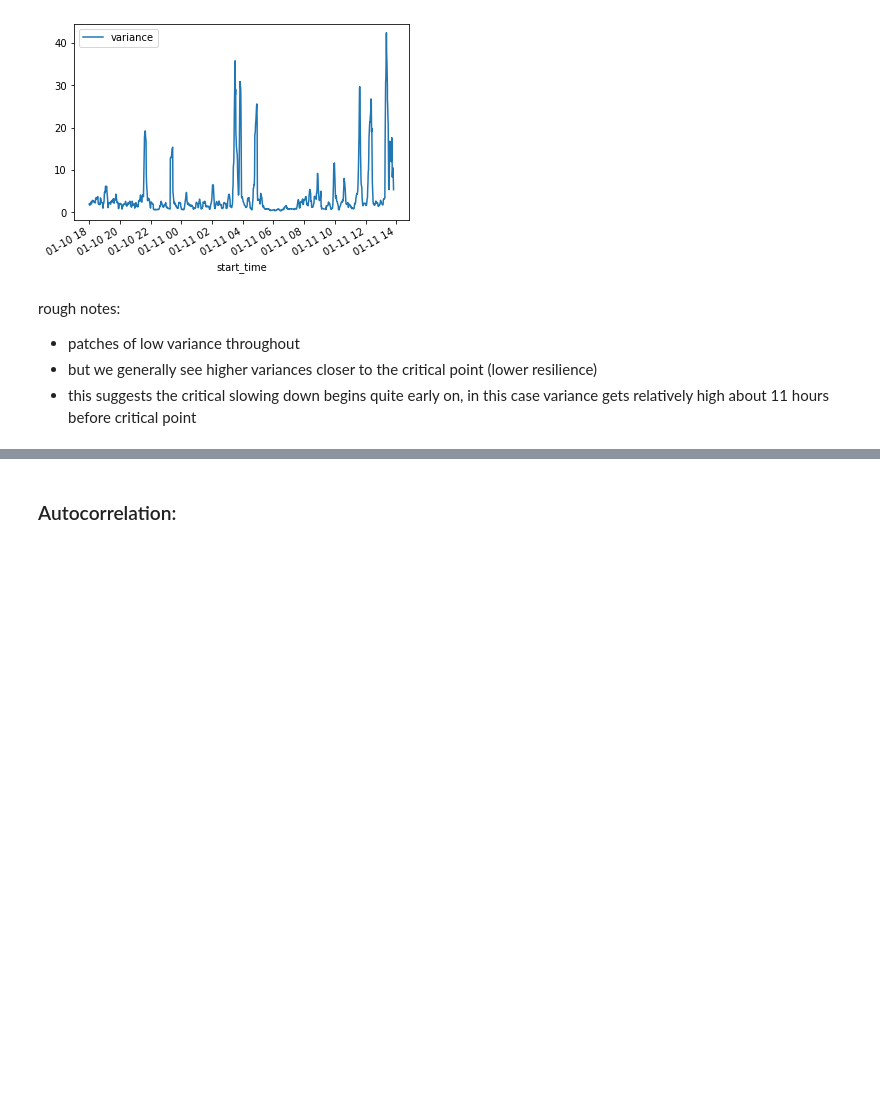
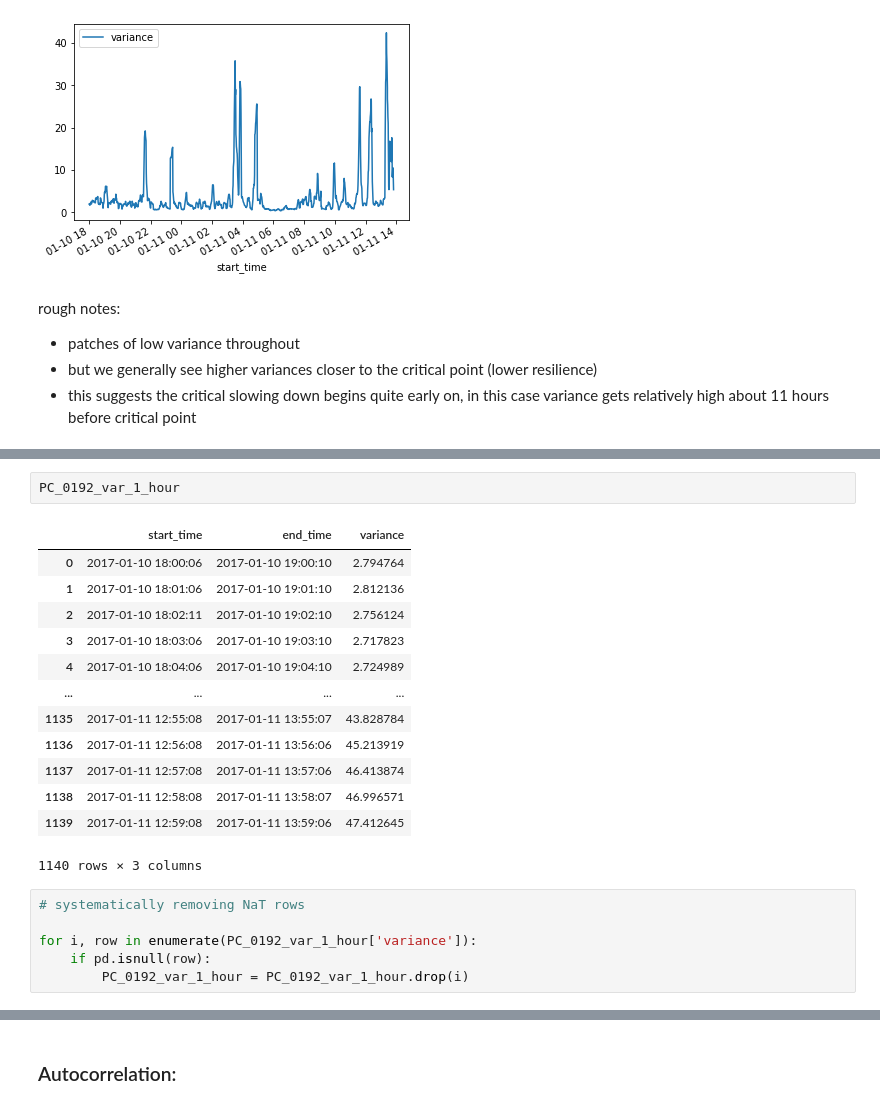
Before and after one commit to l-khali/old_In2Research, a Jupyter notebook: PC-0192_analysis.ipynb, the cells around one changed output, grey strips where cells are left out. Saved outputs shown, nothing was run; the diff lists cells and outputs as text; blank space fills up the shorter version.

```diff
--- a/PC-0192_analysis.ipynb
+++ b/PC-0192_analysis.ipynb
@@ -294,0 +311,22 @@ rough notes:
+# %%
+PC_0192_var_1_hour
+# %% [output]
+|  | start_time | end_time | variance |
+| 0 | 2017-01-10 18:00:06 | 2017-01-10 19:00:10 | 2.794764 |
+| 1 | 2017-01-10 18:01:06 | 2017-01-10 19:01:10 | 2.812136 |
+| 2 | 2017-01-10 18:02:11 | 2017-01-10 19:02:10 | 2.756124 |
+| 3 | 2017-01-10 18:03:06 | 2017-01-10 19:03:10 | 2.717823 |
+| 4 | 2017-01-10 18:04:06 | 2017-01-10 19:04:10 | 2.724989 |
+| ... | ... | ... | ... |
+| 1135 | 2017-01-11 12:55:08 | 2017-01-11 13:55:07 | 43.828784 |
+| 1136 | 2017-01-11 12:56:08 | 2017-01-11 13:56:06 | 45.213919 |
+| 1137 | 2017-01-11 12:57:08 | 2017-01-11 13:57:06 | 46.413874 |
+| 1138 | 2017-01-11 12:58:08 | 2017-01-11 13:58:07 | 46.996571 |
+| 1139 | 2017-01-11 12:59:08 | 2017-01-11 13:59:06 | 47.412645 |
+1140 rows × 3 columns
+# %%
+# systematically removing NaT rows
+
+for i, row in enumerate(PC_0192_var_1_hour['variance']):
+    if pd.isnull(row):
+        PC_0192_var_1_hour = PC_0192_var_1_hour.drop(i)
```
Also changed, not shown: parts of 9 cells of this notebook.
